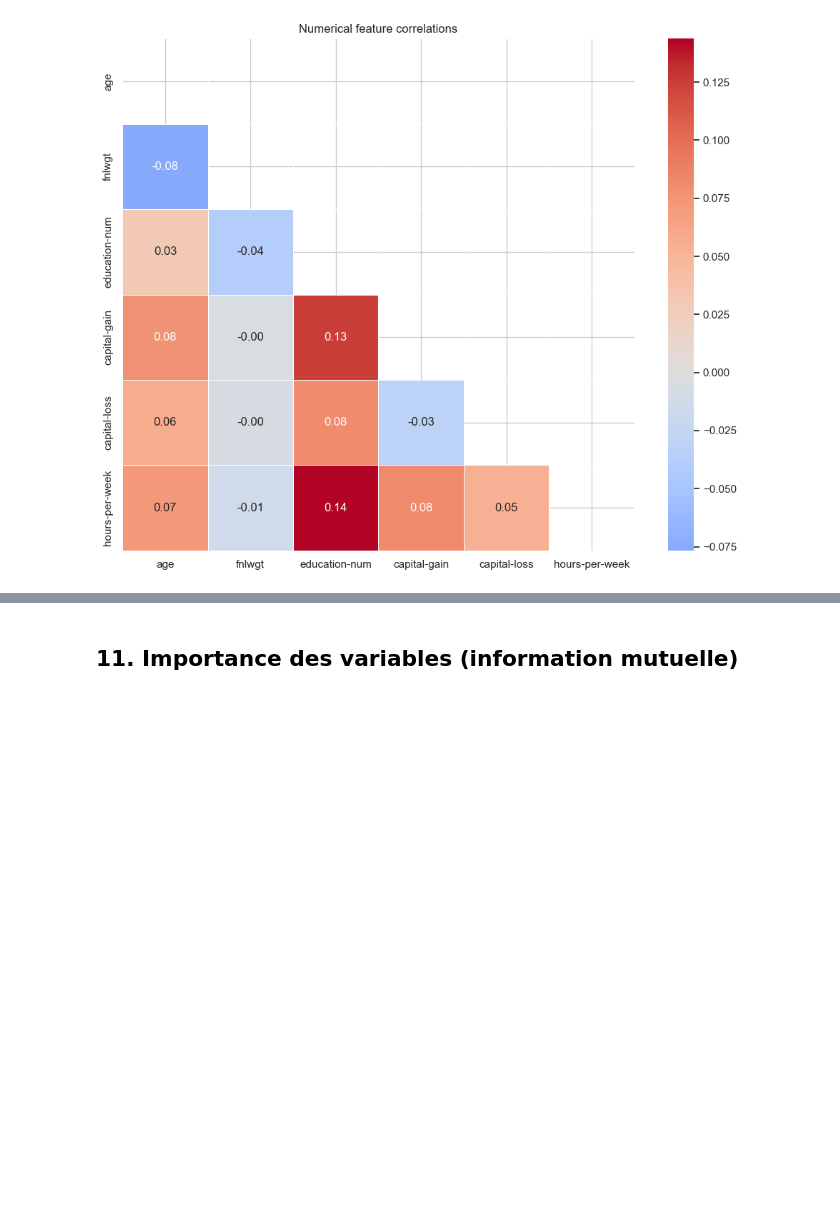
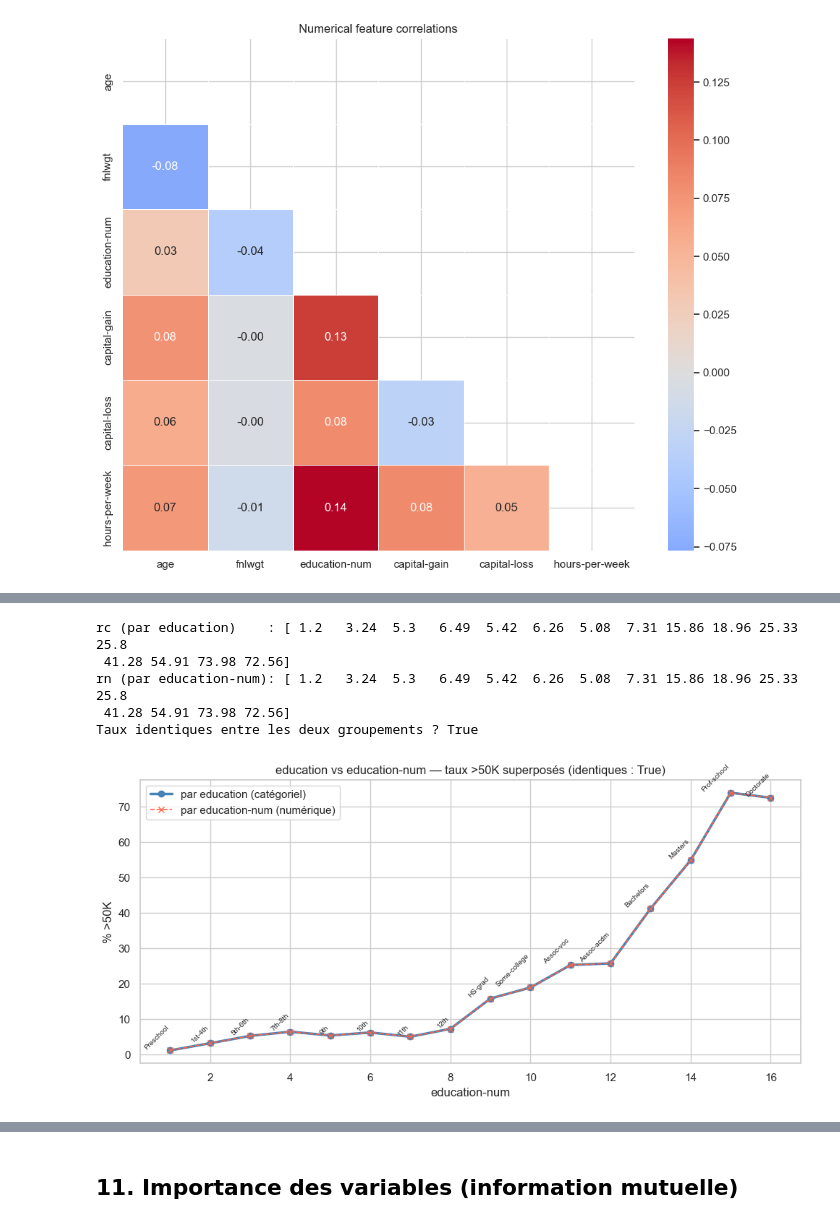
Before and after one commit to Madianou/UCI-Classification-model-project-, a Jupyter notebook: notebooks/eda.ipynb, the cells around one changed output, grey strips where cells are left out. Cells and saved outputs as stored; diff of their text form; code cells hidden in the pictures; blank space fills up the shorter version.

```diff
--- a/notebooks/eda.ipynb
+++ b/notebooks/eda.ipynb
@@ -634,0 +715,9 @@ Il y a un écart marqué de taux entre hommes et femmes vs la moyenne globale. S
+# %%
+eda.plot_education_equivalence(verbose=True);
+# %% [output]
+rc (par education)    : [ 1.2   3.24  5.3   6.49  5.42  6.26  5.08  7.31 15.86 18.96 25.33 25.8
+ 41.28 54.91 73.98 72.56]
+rn (par education-num): [ 1.2   3.24  5.3   6.49  5.42  6.26  5.08  7.31 15.86 18.96 25.33 25.8
+ 41.28 54.91 73.98 72.56]
+Taux identiques entre les deux groupements ? True
+[figure, added]
```
Also changed, not shown: parts of 46 cells of this notebook, 3 other files.
